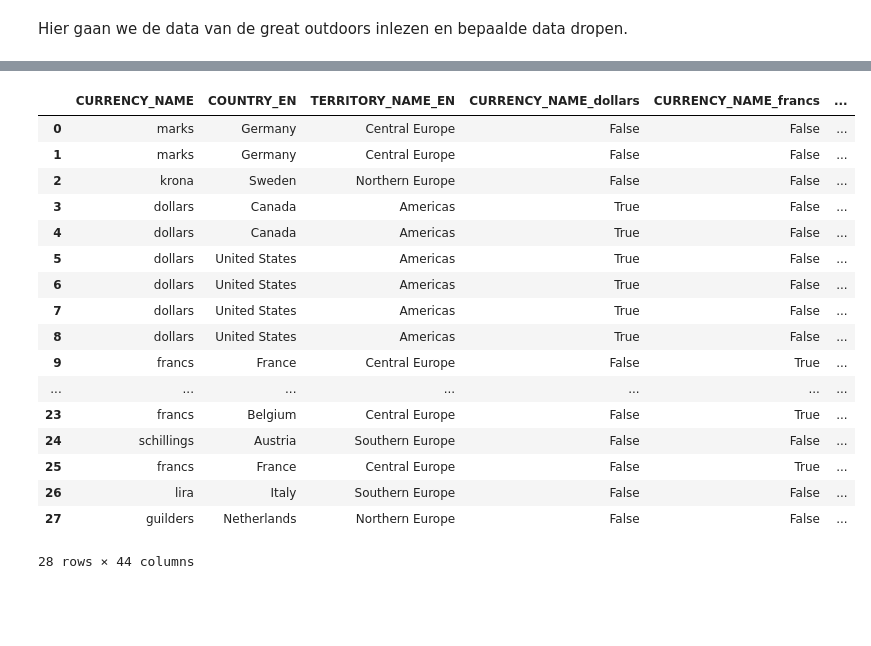
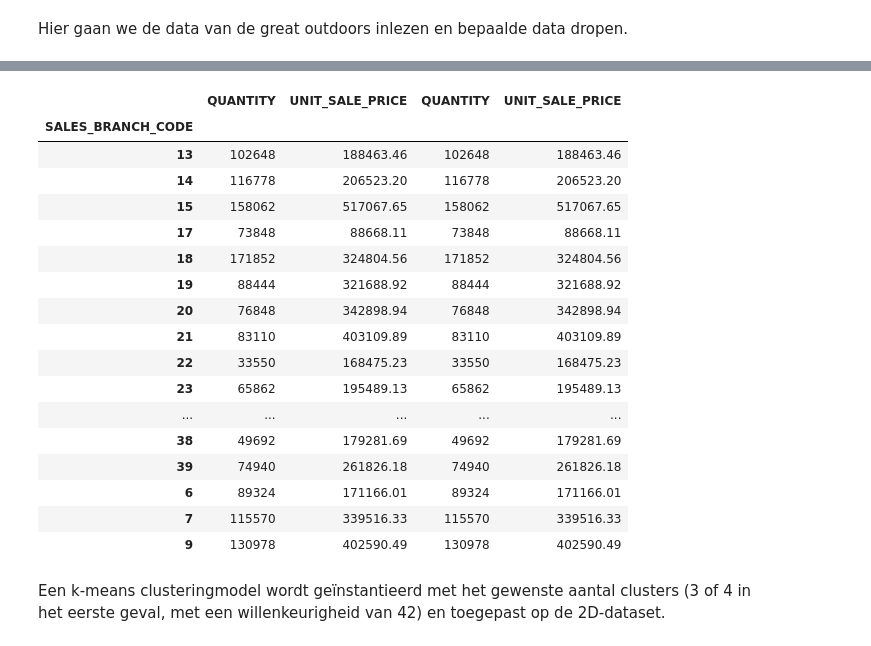
Before and after one commit to Peter-The-Great/DEDS_Portfolio_Week-8, a Jupyter notebook: clusteringmodel.ipynb, the cells around one changed output, grey strips where cells are left out. Drawn from its saved outputs; the diff is of its cells as text; code cells hidden in the pictures; blank space fills up the shorter version.

Commit message:
Clustering verbeterd

```diff
--- a/clusteringmodel.ipynb
+++ b/clusteringmodel.ipynb
@@ -338,0 +336,30 @@ table
+# %%
+order_full = pd.merge(order_details, orders_header, on='ORDER_NUMBER')
+order_full['UNIT_SALE_PRICE'] = order_full['UNIT_SALE_PRICE'].astype(float)
+order_full['UNIT_PRICE'] = order_full['UNIT_PRICE'].astype(float)
+order_full['UNIT_COST'] = order_full['UNIT_COST'].astype(float)
+
+# Lees productstabellen
+product = pd.read_sql_query("SELECT * FROM product;", conn_sales)
+product_type = pd.read_sql_query("SELECT * FROM product_type;", conn_sales)
+product_line = pd.read_sql_query("SELECT * FROM product_line;", conn_sales)
+
+# Maak lookuptabel voor productnumber -> naam productscategorie
+product_line_lookup = pd.merge(product, product_type, on='PRODUCT_TYPE_CODE')
+product_line_lookup = pd.merge(product_line_lookup, product_line, on='PRODUCT_LINE_CODE')
+product_line_lookup = product_line_lookup.loc[:,['PRODUCT_NUMBER', 'PRODUCT_LINE_EN']]
+
+# Maak dummies van product_line
+product_line_dummies = pd.get_dummies(product_line_lookup['PRODUCT_LINE_EN'])
+
+product_line_lookup = product_line_lookup.drop(['PRODUCT_LINE_EN'], axis=1)
+product_line_lookup = pd.concat([product_line_dummies, product_line_lookup], axis = 1)
+
+# Omzet/Afzetsdata
+sales_profit_data = order_full.groupby('SALES_BRANCH_CODE').aggregate('sum') #.reset_index()
+sales_profit_data = sales_profit_data[['QUANTITY', 'UNIT_COST', 'UNIT_PRICE', 'UNIT_SALE_PRICE']]
+
+# Productsverkoopdata (Verhouding van verkoop per productlijn)
+sales_product_data = pd.merge(order_full, product_line_lookup, on='PRODUCT_NUMBER')
+sales_product_data = sales_product_data[['SALES_BRANCH_CODE', 'Camping Equipment', 'Golf Equipment', 'Mountaineering Equipment', 'Outdoor Protection' , 'Personal Accessories']]
+sales_product_data = sales_product_data.groupby('SALES_BRANCH_CODE').aggregate(np.mean)
@@ -339,29 +372,30 @@ table
 # %%
-table = table[['CURRENCY_NAME', 'COUNTRY_EN', 'TERRITORY_NAME_EN']]
+table = sales_profit_data[['QUANTITY', 'UNIT_SALE_PRICE']]
 df = pd.get_dummies(table)  # Dummy encoding
-df.dropna(inplace=True)  # Optioneel: verwijder rijen met ontbrekende waarden
 
 table = pd.concat([table, df], axis=1)
 table
 # %% [output]
-|  | CURRENCY_NAME | COUNTRY_EN | TERRITORY_NAME_EN | CURRENCY_NAME_dollars | CURRENCY_NAME_francs | ... |
-| 0 | marks | Germany | Central Europe | False | False | ... |
-| 1 | marks | Germany | Central Europe | False | False | ... |
-| 2 | krona | Sweden | Northern Europe | False | False | ... |
-| 3 | dollars | Canada | Americas | True | False | ... |
-| 4 | dollars | Canada | Americas | True | False | ... |
-| 5 | dollars | United States | Americas | True | False | ... |
-| 6 | dollars | United States | Americas | True | False | ... |
-| 7 | dollars | United States | Americas | True | False | ... |
-| 8 | dollars | United States | Americas | True | False | ... |
-| 9 | francs | France | Central Europe | False | True | ... |
-| ... | ... | ... | ... | ... | ... | ... |
-| 23 | francs | Belgium | Central Europe | False | True | ... |
-| 24 | schillings | Austria | Southern Europe | False | False | ... |
-| 25 | francs | France | Central Europe | False | True | ... |
-| 26 | lira | Italy | Southern Europe | False | False | ... |
-| 27 | guilders | Netherlands | Northern Europe | False | False | ... |
+|  | QUANTITY | UNIT_SALE_PRICE | QUANTITY | UNIT_SALE_PRICE |
+| SALES_BRANCH_CODE |  |  |  |  |
+| 13 | 102648 | 188463.46 | 102648 | 188463.46 |
+| 14 | 116778 | 206523.20 | 116778 | 206523.20 |
+| 15 | 158062 | 517067.65 | 158062 | 517067.65 |
+| 17 | 73848 | 88668.11 | 73848 | 88668.11 |
+| 18 | 171852 | 324804.56 | 171852 | 324804.56 |
+| 19 | 88444 | 321688.92 | 88444 | 321688.92 |
+| 20 | 76848 | 342898.94 | 76848 | 342898.94 |
+| 21 | 83110 | 403109.89 | 83110 | 403109.89 |
+| 22 | 33550 | 168475.23 | 33550 | 168475.23 |
+| 23 | 65862 | 195489.13 | 65862 | 195489.13 |
+| ... | ... | ... | ... | ... |
+| 38 | 49692 | 179281.69 | 49692 | 179281.69 |
+| 39 | 74940 | 261826.18 | 74940 | 261826.18 |
+| 6 | 89324 | 171166.01 | 89324 | 171166.01 |
+| 7 | 115570 | 339516.33 | 115570 | 339516.33 |
+| 9 | 130978 | 402590.49 | 130978 | 402590.49 |
-28 rows × 44 columns
+# %% [markdown]
+Een k-means clusteringmodel wordt geïnstantieerd met het gewenste aantal clusters (3 of 4 in het eerste geval, met een willenkeurigheid van 42) en toegepast op de 2D-dataset.
 # %%
 # Train het clustermodel
 kmeans = KMeans(n_clusters=4, random_state=42)
```
Also changed, not shown: parts of 24 cells of this notebook, 5 other files.
